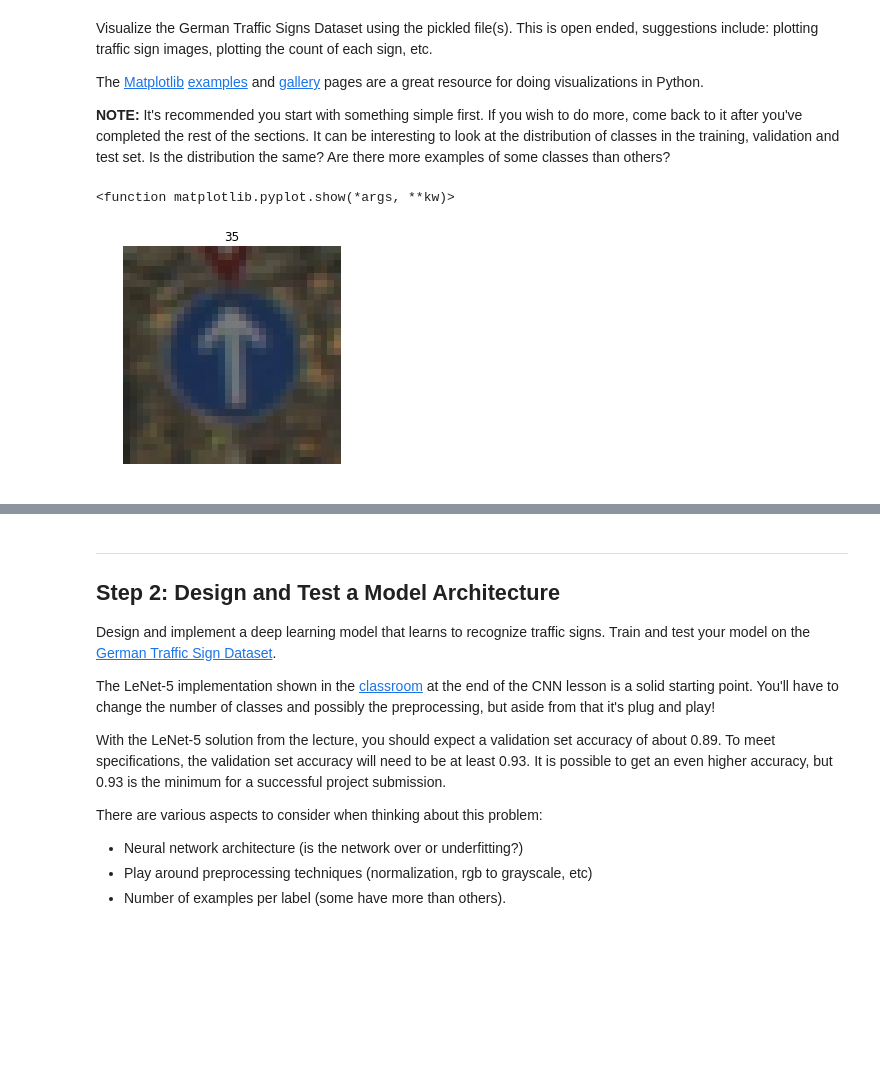
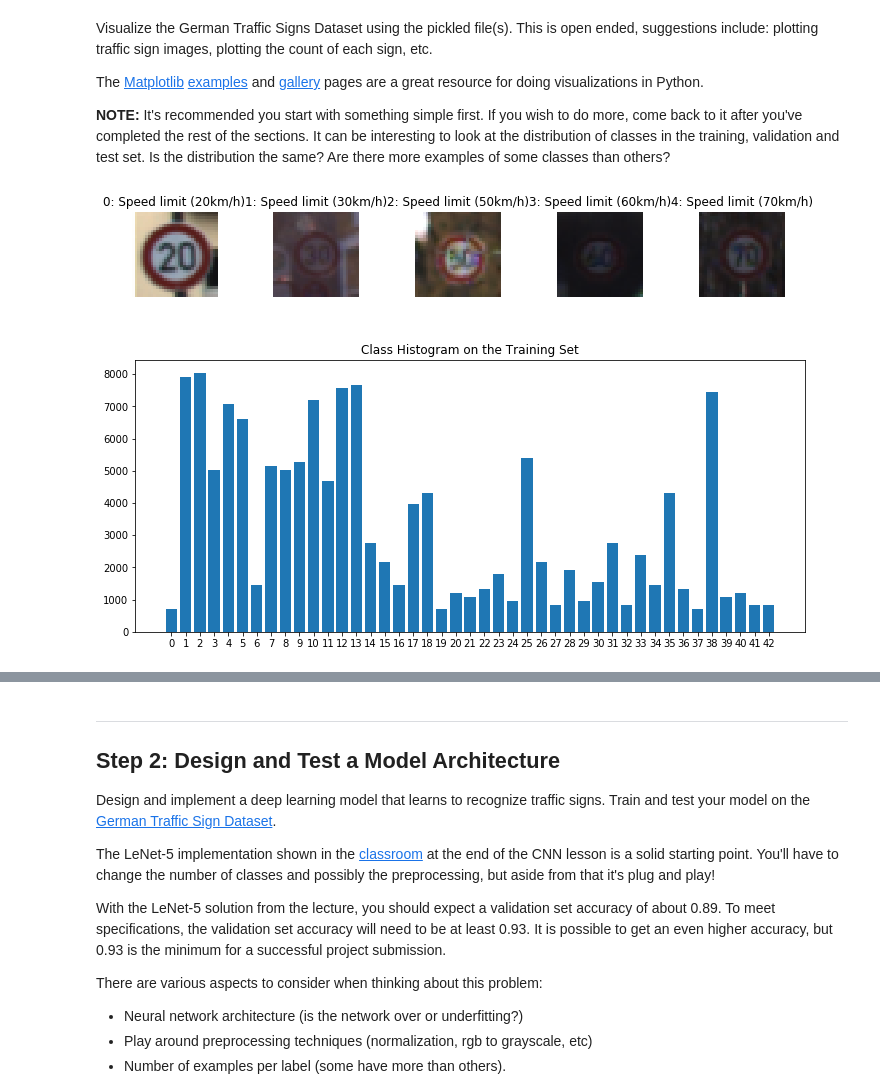
Before and after one commit to josehoras/Traffic-Sign-Classifier, a Jupyter notebook: Traffic_Sign_Classifier.ipynb, the cells around one changed output, grey strips where cells are left out. Drawn from its saved outputs; the diff is of its cells as text; code cells hidden in the pictures; blank space fills up the shorter version.

```diff
--- a/Traffic_Sign_Classifier.ipynb
+++ b/Traffic_Sign_Classifier.ipynb
@@ -22,9 +33,5 @@ The [rubric](https://review.udacity.com/#!/rubrics/481/view) contains "Stand Out
 # %%
 # Load pickled data
-import pickle
-
-# TODO: Fill this in based on where you saved the training and testing data
-
 training_file = "train.p"
 validation_file = "valid.p"
 testing_file = "test.p"
@@ -39,6 +46,21 @@ with open(testing_file, mode='rb') as f:
 X_train, y_train = train['features'], train['labels']
 X_valid, y_valid = valid['features'], valid['labels']
 X_test, y_test = test['features'], test['labels']
+
+
+# Add augmented training data
+def add_data(new_data_file, X_train_old, y_train_old):
+    training_new = new_data_file
+    with open(training_new, mode='rb') as f:
+        train_new = pickle.load(f)
+    X_train_new, y_train_new = train_new['features'], train_new['labels']
+    X_train_old = np.append(X_train_old, X_train_new, axis=0)
+    y_train_old = np.append(y_train_old, y_train_new, axis=0)
+    return X_train_old, y_train_old
+
+
+for filename in ("train_trans.p", "train_rot.p", "train_rect.p"):
+    X_train, y_train = add_data(filename, X_train, y_train)
 # %% [markdown]
 ---
 
@@ -89,17 +107,36 @@ Visualize the German Traffic Signs Dataset using the pickled file(s). This is op
 The [Matplotlib](http://matplotlib.org/) [examples](http://matplotlib.org/examples/index.html) and [gallery](http://matplotlib.org/gallery.html) pages are a great resource for doing visualizations in Python.
 
 **NOTE:** It's recommended you start with something simple first. If you wish to do more, come back to it after you've completed the rest of the sections. It can be interesting to look at the distribution of classes in the training, validation and test set. Is the distribution the same? Are there more examples of some classes than others?
-# %%
-### Data exploration visualization code goes here.
-### Feel free to use as many code cells as needed.
-import matplotlib.pyplot as plt
-# Visualizations will be shown in the notebook.
-%matplotlib inline
-n = 19000
-plt.imshow(X_train[n])
-plt.axis('off')
-plt.title(y_train[n])
-plt.show
-# %% [output]
-<function matplotlib.pyplot.show(*args, **kw)>
-[figure, removed]
+# %%
+# Visualizations will be shown in the notebook.
+%matplotlib inline
+# Open csv and place signnames in dictionary
+reader = csv.reader(open('signnames.csv', mode='r'))
+signs_dict = dict((rows[0], rows[1]) for rows in reader)
+
+# Visualizations
+n = 5 # number of classes to display
+rows = 1
+cols = 5
+plt.figure(1, figsize=(cols*2, rows*2))
+for i in range(n):
+    plt.subplot(rows, cols, i + 1)  # sets the number of feature maps to show on each row and column
+    plt.title(str(i) + ": " + signs_dict[str(i)], fontsize=12)
+    plt.axis('off')
+    idx = np.where(y_train == i)[0][0]
+    plt.imshow(X_train[idx])
+# plt.subplots_adjust(wspace=0.1, hspace=0)
+plt.tight_layout()
+plt.show()
+# %% [output]
+[figure, added]
+# %%
+# Count frequency of each label
+labels, counts = np.unique(y_train, return_counts=True)
+# Plot the histogram
+plt.figure(1, figsize=(12, 5))
+plt.bar(labels, counts, tick_label=labels, width=0.8, align='center')
+plt.title('Class Histogram on the Training Set')
+plt.show()
+# %% [output]
+[figure, added]
```
Also changed, not shown: parts of 18 cells of this notebook, 1 other file.
